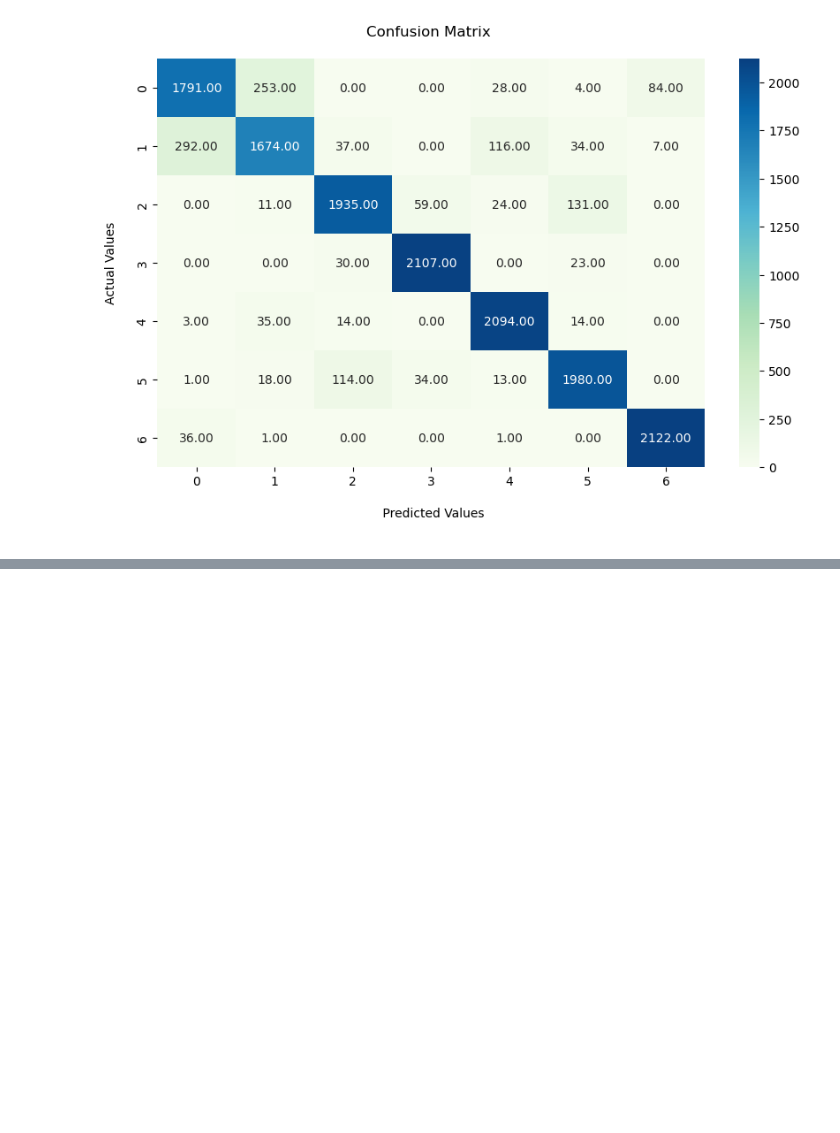
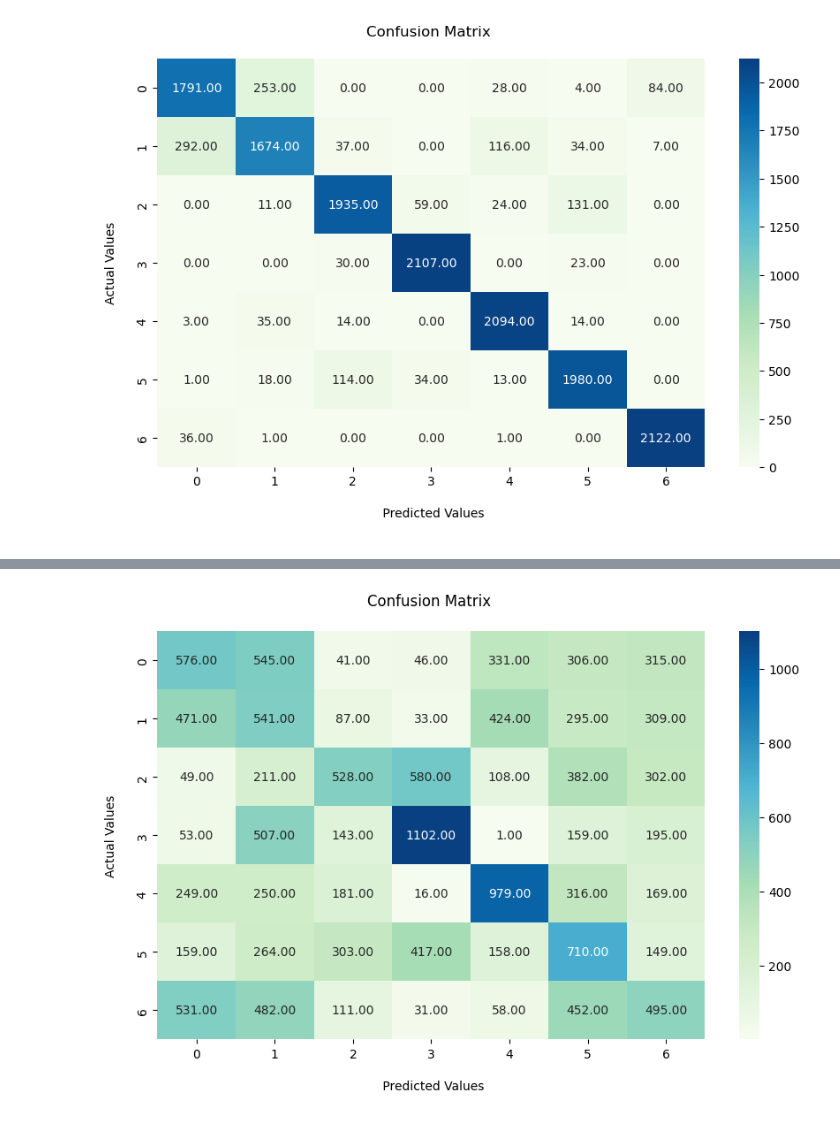
Before and after one commit to stlbnmaria/ml2challenge, a Jupyter notebook: modeling/prediction_analysis.ipynb, the cells around one changed output, grey strips where cells are left out. Drawn from its saved outputs; the diff is of its cells as text; code cells hidden in the pictures; blank space fills up the shorter version.

Commit message:
confusion matrix for baseline model

```diff
--- a/modeling/prediction_analysis.ipynb
+++ b/modeling/prediction_analysis.ipynb
@@ -47,0 +50,3 @@ plot_confusion_matrix(true, test_pred)
+# %%
+# run training on 5-split CV
+cv, cv_results = training_cv(model_class="LogReg", n_jobs=6)
@@ -47,0 +78,10 @@ plot_confusion_matrix(true, test_pred)
+# %%
+# get cv indexes and stack all predictions from the testing sets
+cv_idx = []
+test_pred = np.empty(0)
+true = np.empty(0)
+
+for i, (train_index, test_index) in enumerate(cv.split(X)):
+    cv_idx.append([train_index, test_index])
+    test_pred = np.append(test_pred, cv_results["estimator"][i].predict(X.loc[test_index, :]))
+    true = np.append(true, y[test_index])
@@ -47,0 +104,5 @@ plot_confusion_matrix(true, test_pred)
+# %%
+# plot confusion matrix
+plot_confusion_matrix(true, test_pred)
+# %% [output]
+[figure, added]
```
Also changed, not shown: parts of 3 cells of this notebook.
